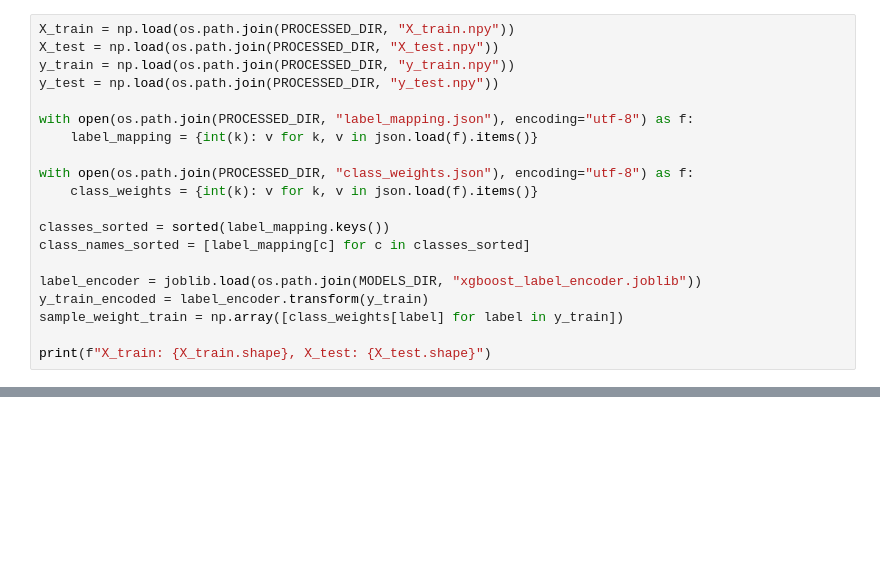
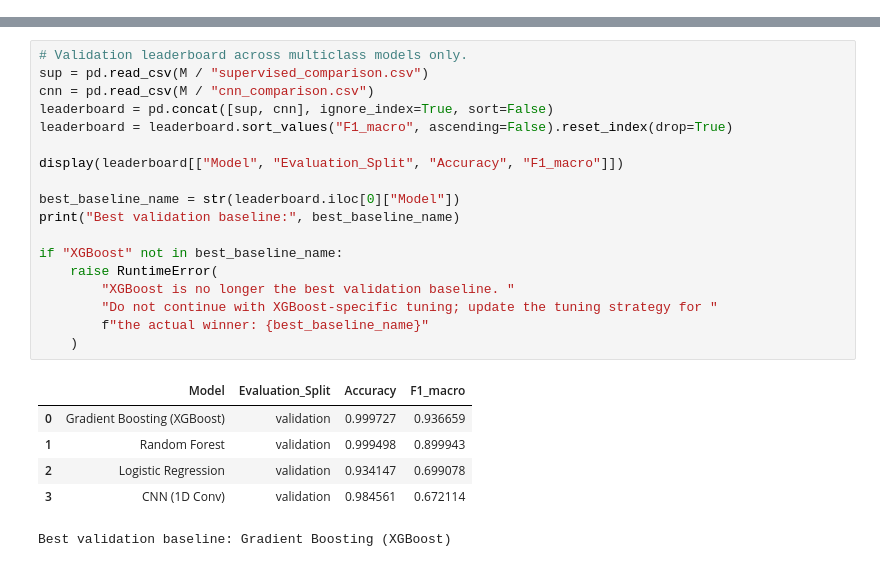
Before and after one commit to AnasAlShmiri/SentinelAI, a Jupyter notebook: notebooks/06_tuning.ipynb, the cells around one changed output, grey strips where cells are left out. Drawn from its saved outputs; the diff is of its cells as text; blank space fills up the shorter version.

```diff
--- a/notebooks/06_tuning.ipynb
+++ b/notebooks/06_tuning.ipynb
@@ -48,20 +0,0 @@ Stratified) — سنشرح السبب لاحقاً عند استخدامه.
-# %%
-X_train = np.load(os.path.join(PROCESSED_DIR, "X_train.npy"))
-X_test = np.load(os.path.join(PROCESSED_DIR, "X_test.npy"))
-y_train = np.load(os.path.join(PROCESSED_DIR, "y_train.npy"))
-y_test = np.load(os.path.join(PROCESSED_DIR, "y_test.npy"))
-
-with open(os.path.join(PROCESSED_DIR, "label_mapping.json"), encoding="utf-8") as f:
-    label_mapping = {int(k): v for k, v in json.load(f).items()}
-
-with open(os.path.join(PROCESSED_DIR, "class_weights.json"), encoding="utf-8") as f:
-    class_weights = {int(k): v for k, v in json.load(f).items()}
-
-classes_sorted = sorted(label_mapping.keys())
-class_names_sorted = [label_mapping[c] for c in classes_sorted]
-
-label_encoder = joblib.load(os.path.join(MODELS_DIR, "xgboost_label_encoder.joblib"))
-y_train_encoded = label_encoder.transform(y_train)
-sample_weight_train = np.array([class_weights[label] for label in y_train])
-
-print(f"X_train: {X_train.shape}, X_test: {X_test.shape}")
@@ -379,0 +50,25 @@ final_summary.round(4).to_csv(os.path.join(MODELS_DIR, "final_algorithms_summary
+# %%
+# Validation leaderboard across multiclass models only.
+sup = pd.read_csv(M / "supervised_comparison.csv")
+cnn = pd.read_csv(M / "cnn_comparison.csv")
+leaderboard = pd.concat([sup, cnn], ignore_index=True, sort=False)
+leaderboard = leaderboard.sort_values("F1_macro", ascending=False).reset_index(drop=True)
+
+display(leaderboard[["Model", "Evaluation_Split", "Accuracy", "F1_macro"]])
+
+best_baseline_name = str(leaderboard.iloc[0]["Model"])
+print("Best validation baseline:", best_baseline_name)
+
+if "XGBoost" not in best_baseline_name:
+    raise RuntimeError(
+        "XGBoost is no longer the best validation baseline. "
+        "Do not continue with XGBoost-specific tuning; update the tuning strategy for "
+        f"the actual winner: {best_baseline_name}"
+    )
+# %% [output]
+|  | Model | Evaluation_Split | Accuracy | F1_macro |
+| 0 | Gradient Boosting (XGBoost) | validation | 0.999727 | 0.936659 |
+| 1 | Random Forest | validation | 0.999498 | 0.899943 |
+| 2 | Logistic Regression | validation | 0.934147 | 0.699078 |
+| 3 | CNN (1D Conv) | validation | 0.984561 | 0.672114 |
+Best validation baseline: Gradient Boosting (XGBoost)
```
Also changed, not shown: parts of 31 cells of this notebook, 17 other files.
